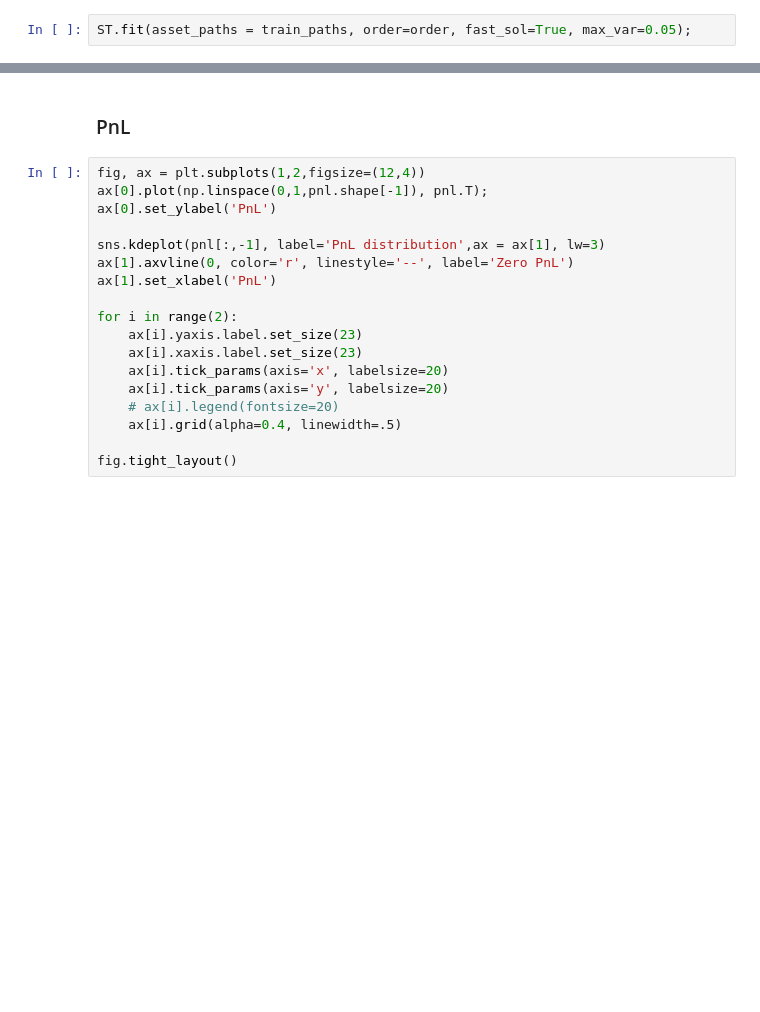
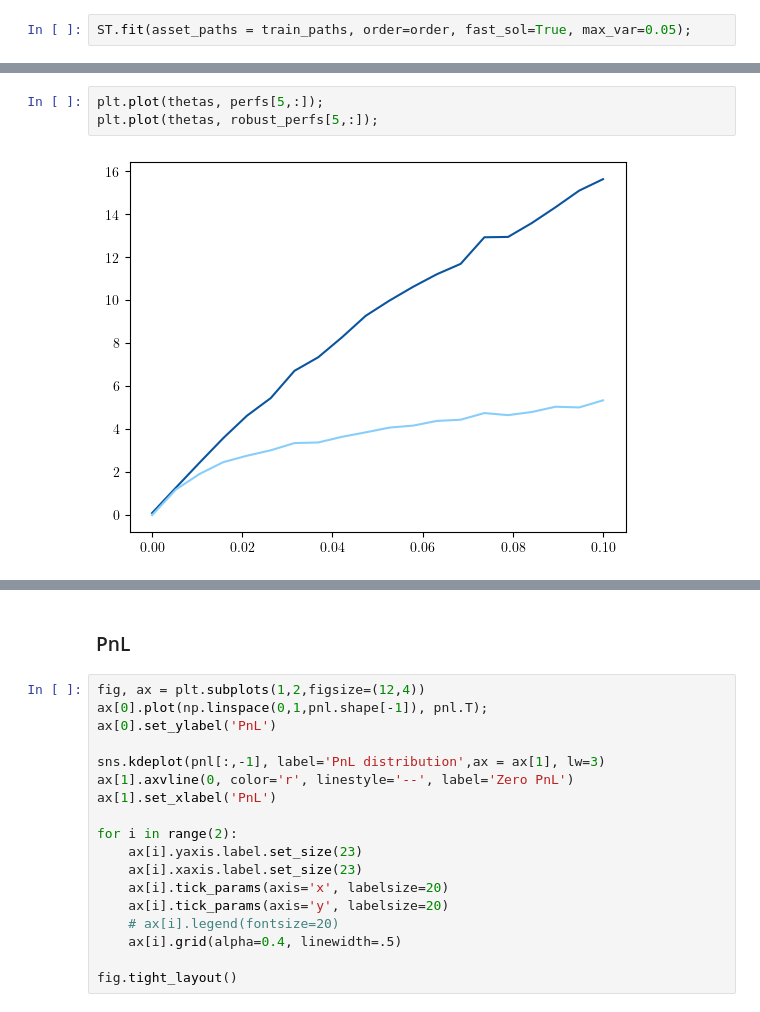
Before and after one commit to owenfutter/signature_trading, a Jupyter notebook: notebooks/mean_variance/ou.ipynb, the cells around one changed output, grey strips where cells are left out. Cells and saved outputs as stored; diff of their text form; blank space fills up the shorter version.

```diff
--- a/notebooks/mean_variance/ou.ipynb
+++ b/notebooks/mean_variance/ou.ipynb
@@ -62,0 +157,5 @@ sample_pos, sample_pnl = ST.compute_pnl(asset_paths = train_paths, order = order
+# %%
+plt.plot(thetas, perfs[5,:]);
+plt.plot(thetas, robust_perfs[5,:]);
+# %% [output]
+[figure, added]
```
Also changed, not shown: parts of 14 cells of this notebook, 4 other files.
